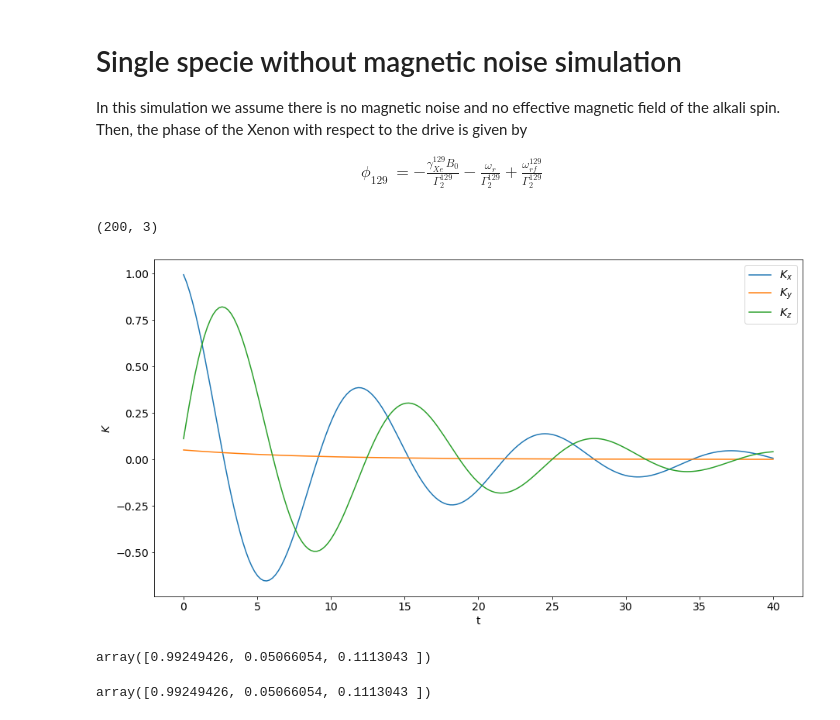
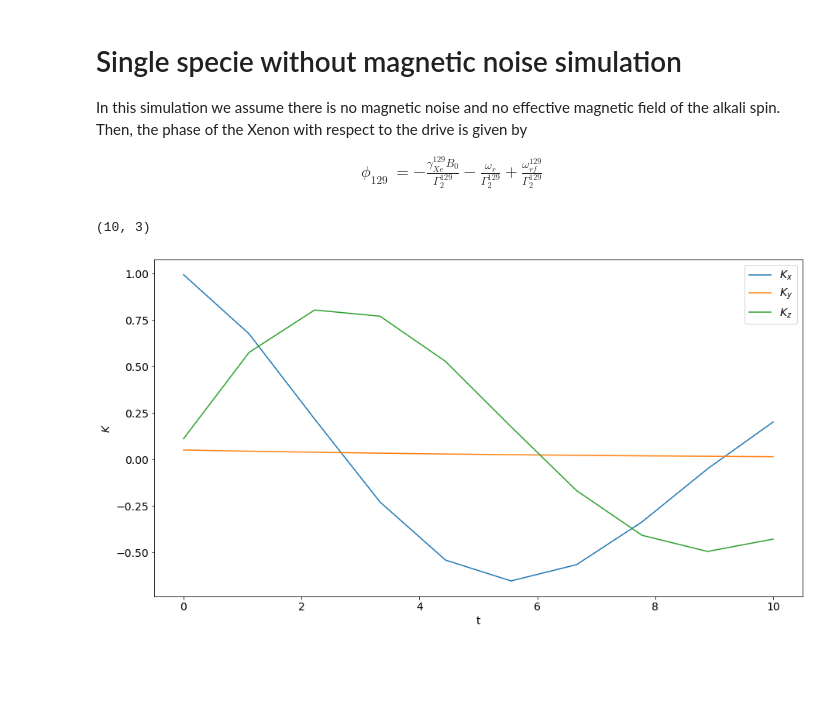
Before and after one commit to RoyElkabetz/NMR-gyroscope, a Jupyter notebook: NMRG_experiment.ipynb, the cells around one changed output. Drawn from its saved outputs; the diff is of its cells as text; code cells hidden in the pictures; blank space fills up the shorter version.

```diff
--- a/NMRG_experiment.ipynb
+++ b/NMRG_experiment.ipynb
@@ -63,6 +63,6 @@ def dK_dt(k, t):
 # %%
 # solve ODE
-ts = np.linspace(0, 40, 200)
+ts = np.linspace(0, 10, 10)
 K = odeint(dK_dt, K00, ts)
 K.shape
 # %% [output]
@@ -113,6 +113,9 @@ class Xenon:
     self.K = K00
     self.Rse = np.array([0, 0, 0])
 
+    # Bloch matrix
+    self.M = np.zeros((3, 3))
+
   def set_z_bias_field(self, B0):
     """Set z bias field"""
     self.w0 = self.gamma * B0
@@ -133,9 +136,8 @@ class Xenon:
     """Set spin exchange pumping"""
     self.Rse = rse
 
-  def dK_dt(self, K, t):
-    """Bloch dynamics model"""
-    Rse = self.Rse
+  def set_bloch_matrix(self, wr):
+    """Constructing the Bloch matrix of the dynamics"""
     M = np.array(
         [
           [-self.gamma2 , 0              , -self.Ad_y / 2],
@@ -145,17 +147,24 @@ class Xenon:
     )
     #M12 = self.w0 + wr - self.wd_x - self.wd_y
     #M[0, 1] = M12
-    #M[1, 2] = -M12
-    return np.matmul(M, K) + Rse
+    #M[1, 0] = -M12
+    self.M = M
+
+  def bloch_equations(self, K, t):
+    """Bloch dynamics model"""
+    dK_dt = np.matmul(self.M, K) + self.Rse
+    return dK_dt
 
   def solve_dynamics(self, ts):
-    Kt = odeint(self.dK_dt, self.K, ts)
+    Kt = self.K
+    Kt = odeint(dK_dt, Kt, ts)
     return Kt
 # %%
 g129 = 1 #-74.4069*1e6       # rad  s^-1 T^-1 http://www.acadiau.ca/~bellis/resources/nmr/isotopes.html
 t1 = 30     # s
 t2 = 8      # s
 B0 = 1
+wr = 0
 Ad = 1
 #wd = 1
 Rse = np.array([0, 0, 0.1 * 1/30])
@@ -163,32 +172,25 @@ Rse = np.array([0, 0, 0.1 * 1/30])
 Xe129 = Xenon(gamma=g129, t1=t1, t2=t2, name='129')
 Xe129.set_z_bias_field(B0)
 Xe129.set_y_drive_field(Ad, wd)
+Xe129.set_bloch_matrix(wr)
 Xe129.set_spin_exchange_amp(Rse)
 # %%
 # solve ODE
-ts = np.linspace(0, 40, 200)
-Kt = Xe129.solve_dynamics(ts)
-Kt.shape
+ts = np.linspace(0, 10, 10)
+K = Xe129.solve_dynamics(ts)
+K.shape
 # %% [output]
-(200, 3)
+(10, 3)
 # %%
 # Plot the spin solution
 plt.rcParams.update({'font.size': 14})  # increase the font size
 plt.figure(figsize=(15, 8))
 plt.xlabel("t")
 plt.ylabel("$K$")
-plt.plot(ts, Kt[:, 0], label='$K_x$')
-plt.plot(ts, Kt[:, 1], label='$K_y$')
-plt.plot(ts, Kt[:, 2], label='$K_z$')
+plt.plot(ts, K[:, 0], label='$K_x$')
+plt.plot(ts, K[:, 1], label='$K_y$')
+plt.plot(ts, K[:, 2], label='$K_z$')
 plt.legend()
 plt.show()
 # %% [output]
-[figure, old version]
+[figure, new version]
-# %%
-Xe129.K
-# %% [output]
-array([0.99249426, 0.05066054, 0.1113043 ])
-# %%
-K00
-# %% [output]
-array([0.99249426, 0.05066054, 0.1113043 ])
```
Also changed, not shown: parts of 3 cells of this notebook.
